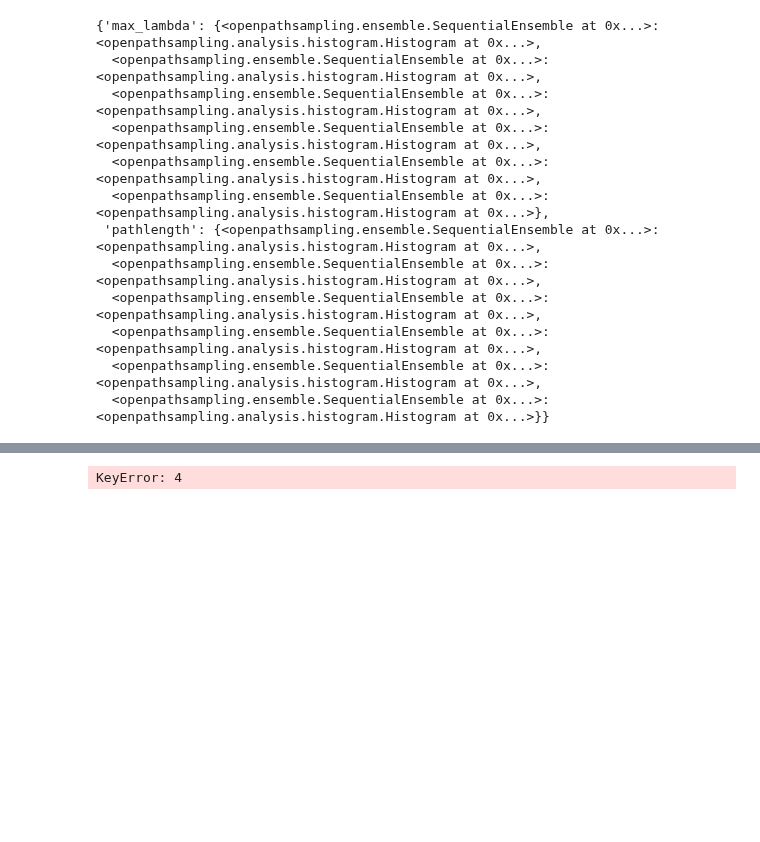
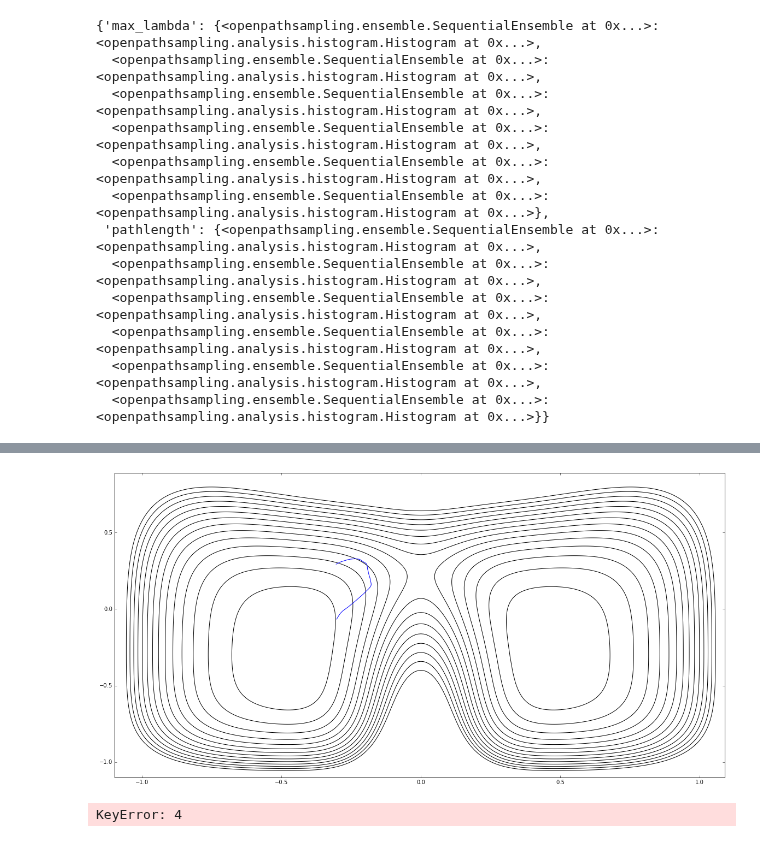
Before and after one commit to openpathsampling/openpathsampling, a Jupyter notebook: examples/ipython/toy_analysis.ipynb, the cells around one changed output, grey strips where cells are left out. Saved outputs shown, nothing was run; the diff lists cells and outputs as text; code cells hidden in the pictures; blank space fills up the shorter version.

```diff
--- a/examples/ipython/toy_analysis.ipynb
+++ b/examples/ipython/toy_analysis.ipynb
@@ -91,0 +92,9 @@ for ens in tis.ensembles:
+# %%
+import openpathsampling.toy_dynamics as toys
+pes = (toys.toy_pes.OuterWalls([1.0, 1.0], [0.0, 0.0]) +
+       toys.toy_pes.Gaussian(2.0, [1.0, 4.0], [0.0,1.0]) +
+       toys.toy_pes.Gaussian(2.0, [25.0, 1.0], [0.0, -1.0])
+      )
+from toy_plot_helpers import ToyPlot
+plot = ToyPlot()
+plot.add_pes(pes)
@@ -92,3 +125,10 @@ for ens in tis.ensembles:
+# %%
+plt.figure(figsize=(20,10))
+plt.contour(plot.X, plot.Y, plot._pes, levels=np.arange(0.0, 1.5, 0.1), colors='k')
+for mytraj in [ens0_traj[0]]:#[slice(None,None,10)]:
+    plt.plot(mytraj.coordinates()[:,0,0], mytraj.coordinates()[:,0,1])
+# %% [output]
+[figure, added]
 # %%
 df = histograms_to_pandas_dataframe(tis.histograms['max_lambda'].values(), fcn="reverse_cumulative")
 from openpathsampling.analysis.wham import WHAM
```
Also changed, not shown: parts of 13 cells of this notebook, 1 other file.
